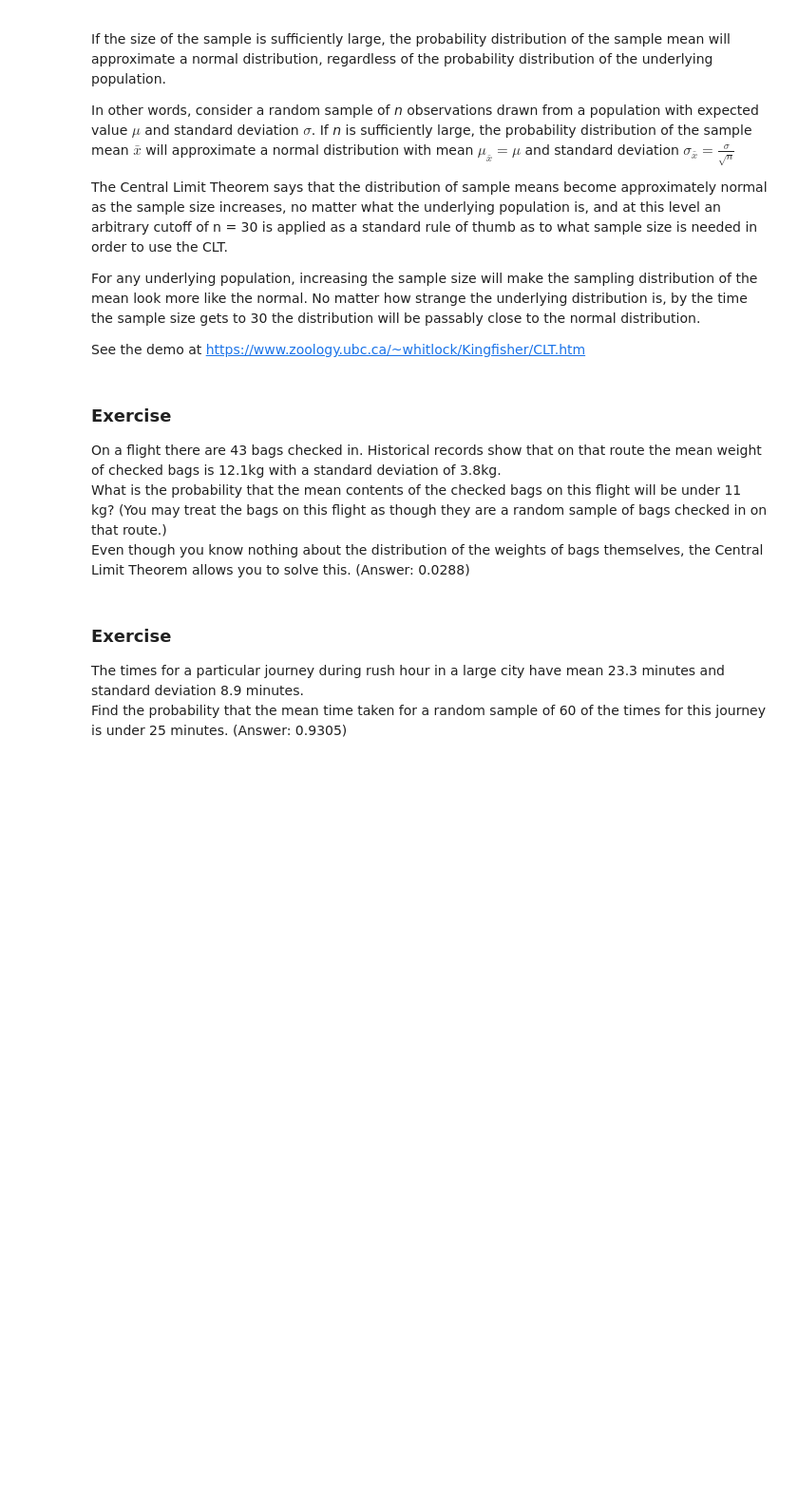
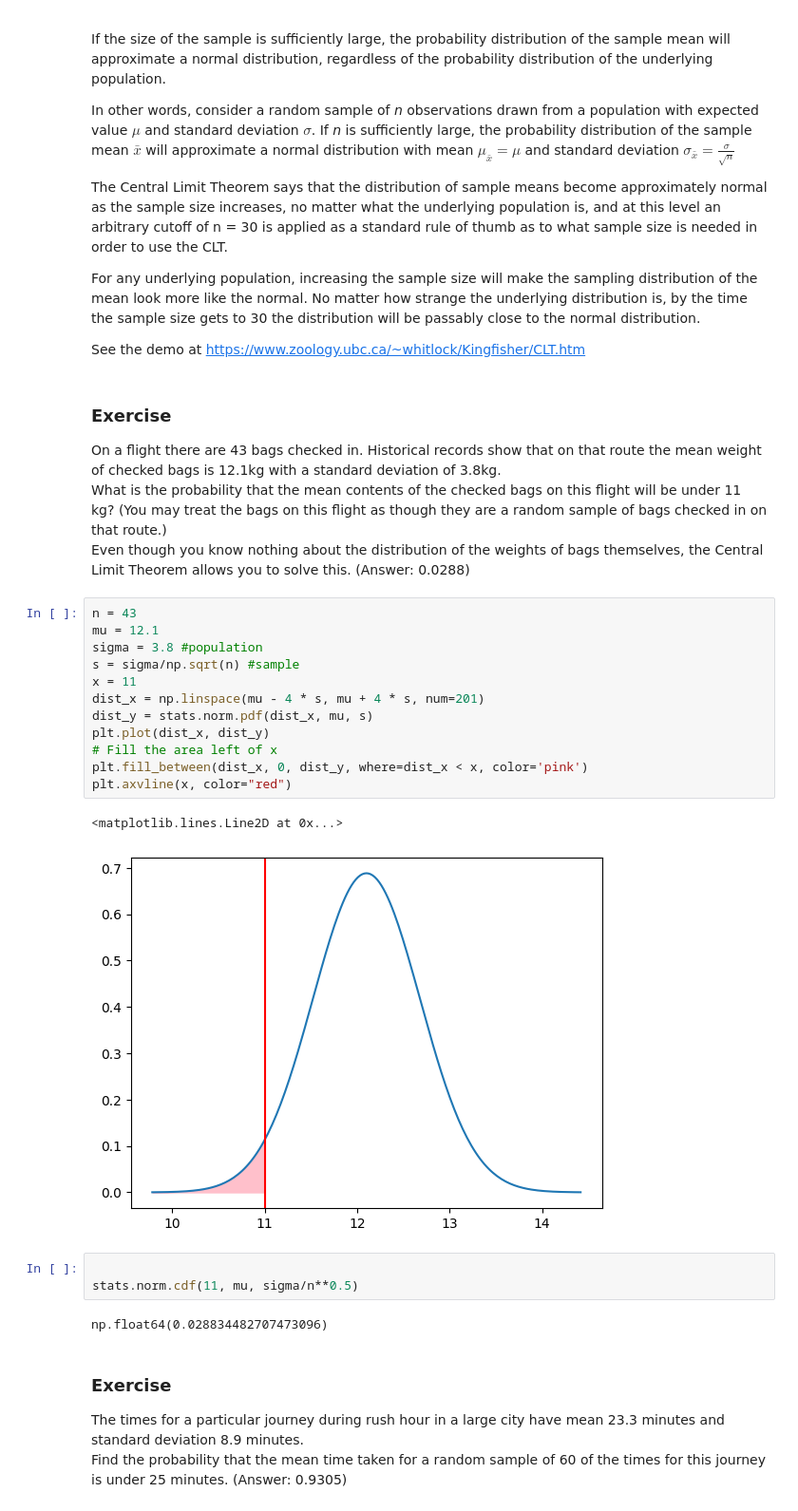
Before and after one commit to BrentVervaet/dsai-labs-bv, a Jupyter notebook: 3-central-limit-testing/3.02-clt-confidence-intervals.ipynb, the cells around one changed output. Shown at 95% size. Drawn from its saved outputs; the diff is of its cells as text; blank space fills up the shorter version.

```diff
--- a/3-central-limit-testing/3.02-clt-confidence-intervals.ipynb
+++ b/3-central-limit-testing/3.02-clt-confidence-intervals.ipynb
@@ -29,6 +29,26 @@ See the demo at <https://www.zoology.ubc.ca/~whitlock/Kingfisher/CLT.htm>
 On a flight there are 43 bags checked in. Historical records show that on that route the mean weight of checked bags is 12.1kg with a standard deviation of 3.8kg.
 What is the probability that the mean contents of the checked bags on this flight will be under 11 kg? (You may treat the bags on this flight as though they are a random sample of bags checked in on that route.)
 Even though you know nothing about the distribution of the weights of bags themselves, the Central Limit Theorem allows you to solve this. (Answer: 0.0288)
+# %%
+n = 43
+mu = 12.1
+sigma = 3.8 #population
+s = sigma/np.sqrt(n) #sample
+x = 11
+dist_x = np.linspace(mu - 4 * s, mu + 4 * s, num=201)
+dist_y = stats.norm.pdf(dist_x, mu, s)
+plt.plot(dist_x, dist_y)
+# Fill the area left of x
+plt.fill_between(dist_x, 0, dist_y, where=dist_x < x, color='pink')
+plt.axvline(x, color="red")
+# %% [output]
+<matplotlib.lines.Line2D at 0x...>
+[figure, added]
+# %%
+
+stats.norm.cdf(11, mu, sigma/n**0.5)
+# %% [output]
+np.float64(0.028834482707473096)
 # %% [markdown]
 ### Exercise
 
```
Also changed, not shown: parts of 9 cells of this notebook.
